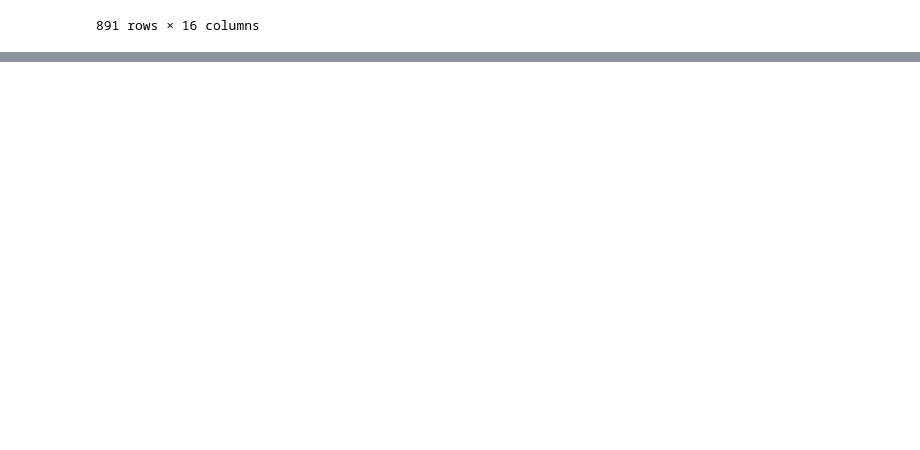
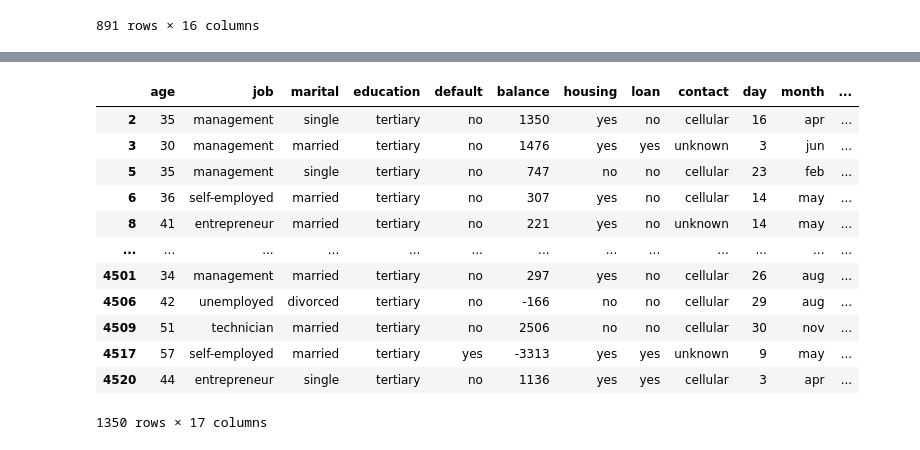
Before and after one commit to Haidar440/Data_Science, a Jupyter notebook: Pandas/pandas_analysis.ipynb, the cells around one changed output, grey strips where cells are left out. Cells and saved outputs as stored; diff of their text form; code cells hidden in the pictures; blank space fills up the shorter version.

```diff
--- a/Pandas/pandas_analysis.ipynb
+++ b/Pandas/pandas_analysis.ipynb
@@ -383,0 +478,16 @@ df
+# %%
+tertiary
+# %% [output]
+|  | age | job | marital | education | default | balance | housing | loan | contact | day | month | ... |
+| 2 | 35 | management | single | tertiary | no | 1350 | yes | no | cellular | 16 | apr | ... |
+| 3 | 30 | management | married | tertiary | no | 1476 | yes | yes | unknown | 3 | jun | ... |
+| 5 | 35 | management | single | tertiary | no | 747 | no | no | cellular | 23 | feb | ... |
+| 6 | 36 | self-employed | married | tertiary | no | 307 | yes | no | cellular | 14 | may | ... |
+| 8 | 41 | entrepreneur | married | tertiary | no | 221 | yes | no | unknown | 14 | may | ... |
+| ... | ... | ... | ... | ... | ... | ... | ... | ... | ... | ... | ... | ... |
+| 4501 | 34 | management | married | tertiary | no | 297 | yes | no | cellular | 26 | aug | ... |
+| 4506 | 42 | unemployed | divorced | tertiary | no | -166 | no | no | cellular | 29 | aug | ... |
+| 4509 | 51 | technician | married | tertiary | no | 2506 | no | no | cellular | 30 | nov | ... |
+| 4517 | 57 | self-employed | married | tertiary | yes | -3313 | yes | yes | unknown | 9 | may | ... |
+| 4520 | 44 | entrepreneur | single | tertiary | no | 1136 | yes | yes | cellular | 3 | apr | ... |
+1350 rows × 17 columns
```
Also changed, not shown: parts of 14 cells of this notebook, 3 other files.
